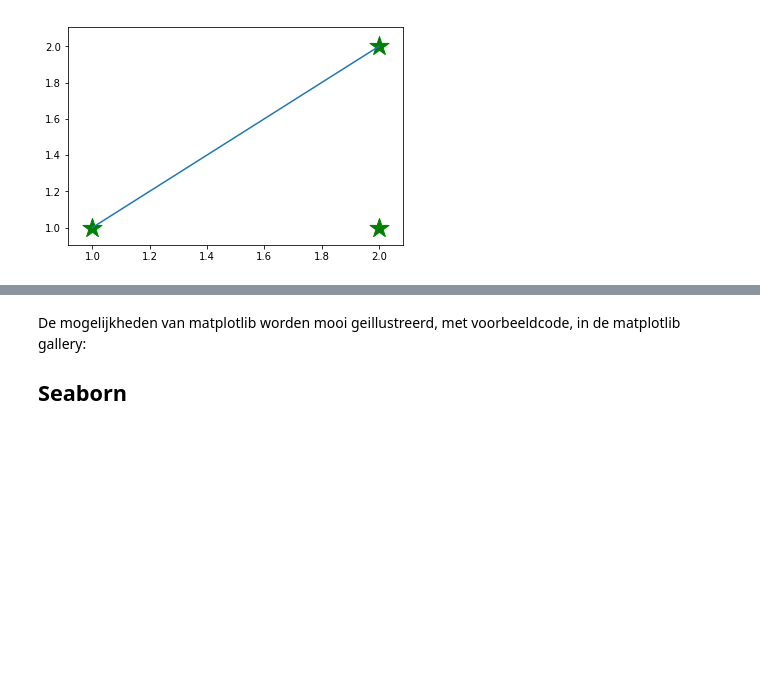
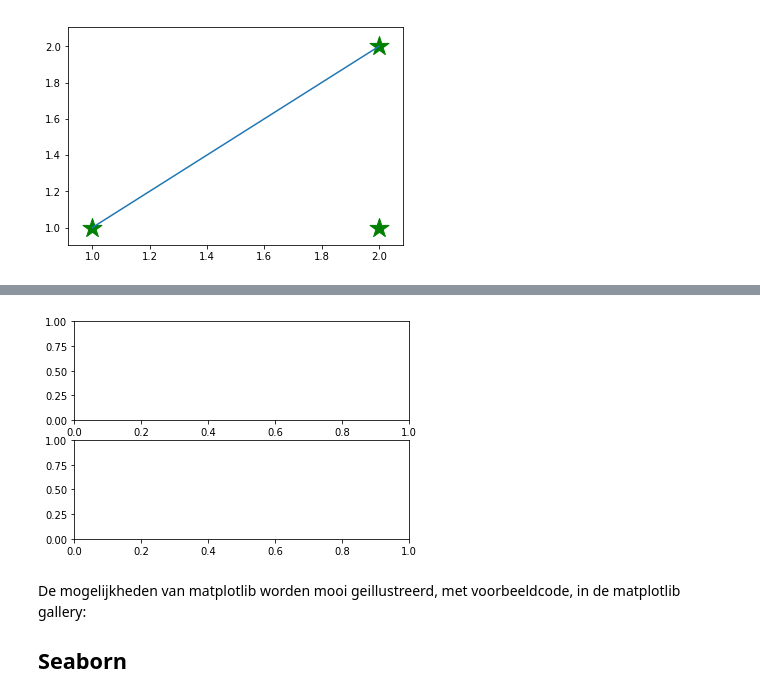
Before and after one commit to harcel/PyDataScienceIntroNL, a Jupyter notebook: Instructie_3.ipynb, the cells around one changed output, grey strips where cells are left out. Saved outputs shown, nothing was run; the diff lists cells and outputs as text; code cells hidden in the pictures; blank space fills up the shorter version.

```diff
--- a/Instructie_3.ipynb
+++ b/Instructie_3.ipynb
@@ -60,3 +64,9 @@ array([0.89829517, 0.64926182, 0.59880388])
+# %%
+# definieer een figuur en assen object:
+fig, ax = plt.subplots(2)
+ax[0].plot
+# %% [output]
+[figure, added]
 # %% [markdown]
 De mogelijkheden van matplotlib worden mooi geillustreerd, met voorbeeldcode, in de matplotlib gallery:
 
```
Also changed, not shown: parts of 5 cells of this notebook.
